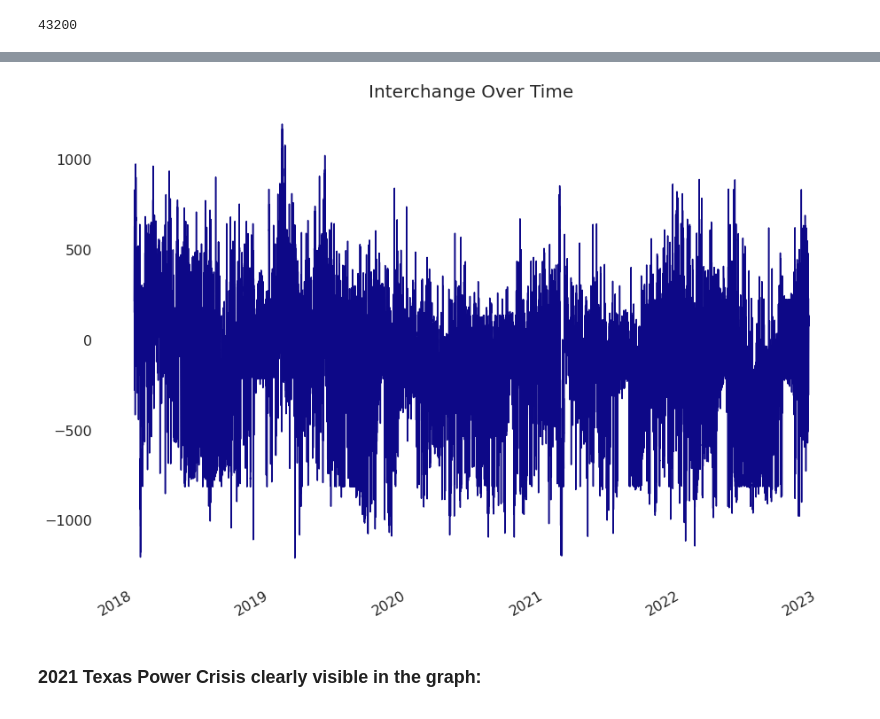
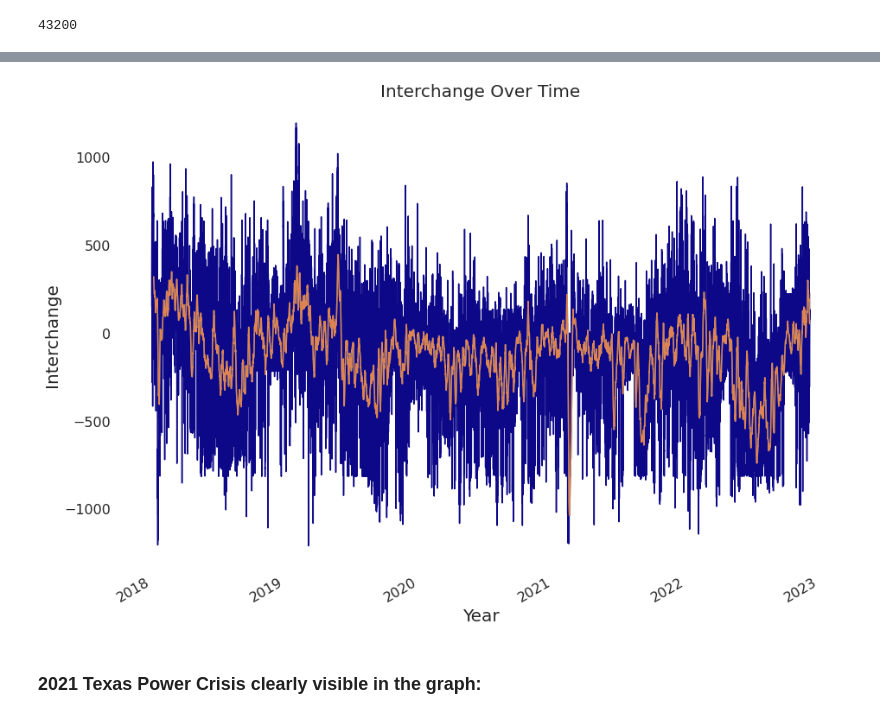
Before and after one commit to JuanMa894/Texas-Power-forecasting-timeseries, a Jupyter notebook: Notebooks/holly-working-nb.ipynb, the cells around one changed output, grey strips where cells are left out. Drawn from its saved outputs; the diff is of its cells as text; code cells hidden in the pictures.

```diff
--- a/Notebooks/holly-working-nb.ipynb
+++ b/Notebooks/holly-working-nb.ipynb
@@ -50,3 +51,4 @@ len(texas)
 # %%
 interNoNull = texas['Total Interchange (MW)'].dropna()
 interFloat = interNoNull.str.replace(',', '').astype(float)
+iFMean = interFloat.rolling(window=120).mean()
@@ -53,12 +71,15 @@ interFloat = interNoNull.str.replace(',', '').astype(float)
 # %%
 # texas.to_csv('./texasPowerGrid.csv') # saving the dataframe as a csv to be used from now on
 # %%
-interFloat.plot(figsize=(15,11), colormap='plasma', ylabel='',
-                xlabel='', fontsize=16 )
+interFloat.plot(figsize=(15,11), colormap='plasma', ylabel='Interchange',
+                xlabel='', fontsize=16 );iFMean.plot()
+iFMean.plot()
 plt.title('Interchange Over Time', fontsize=20)
+plt.ylabel('Interchange', fontsize=20)
+plt.xlabel('Year', fontsize=20)
 sns.set(rc={'axes.facecolor':'white', 'figure.facecolor':'white'})
 # %% [output]
-[figure, old version]
+[figure, new version]
 # %% [markdown]
 ### 2021 Texas Power Crisis clearly visible in the graph:
 # %%
```
Also changed, not shown: parts of 14 cells of this notebook.
